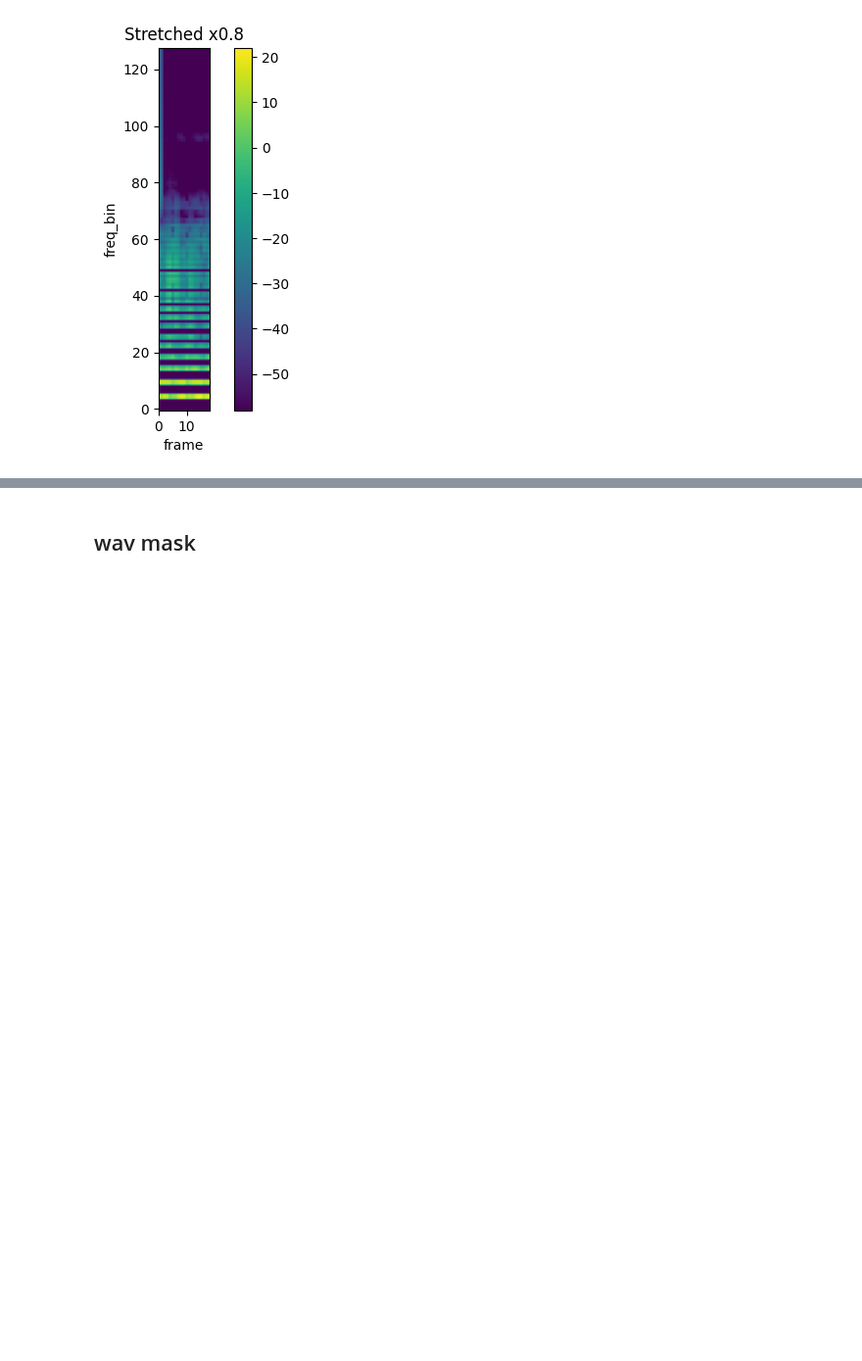
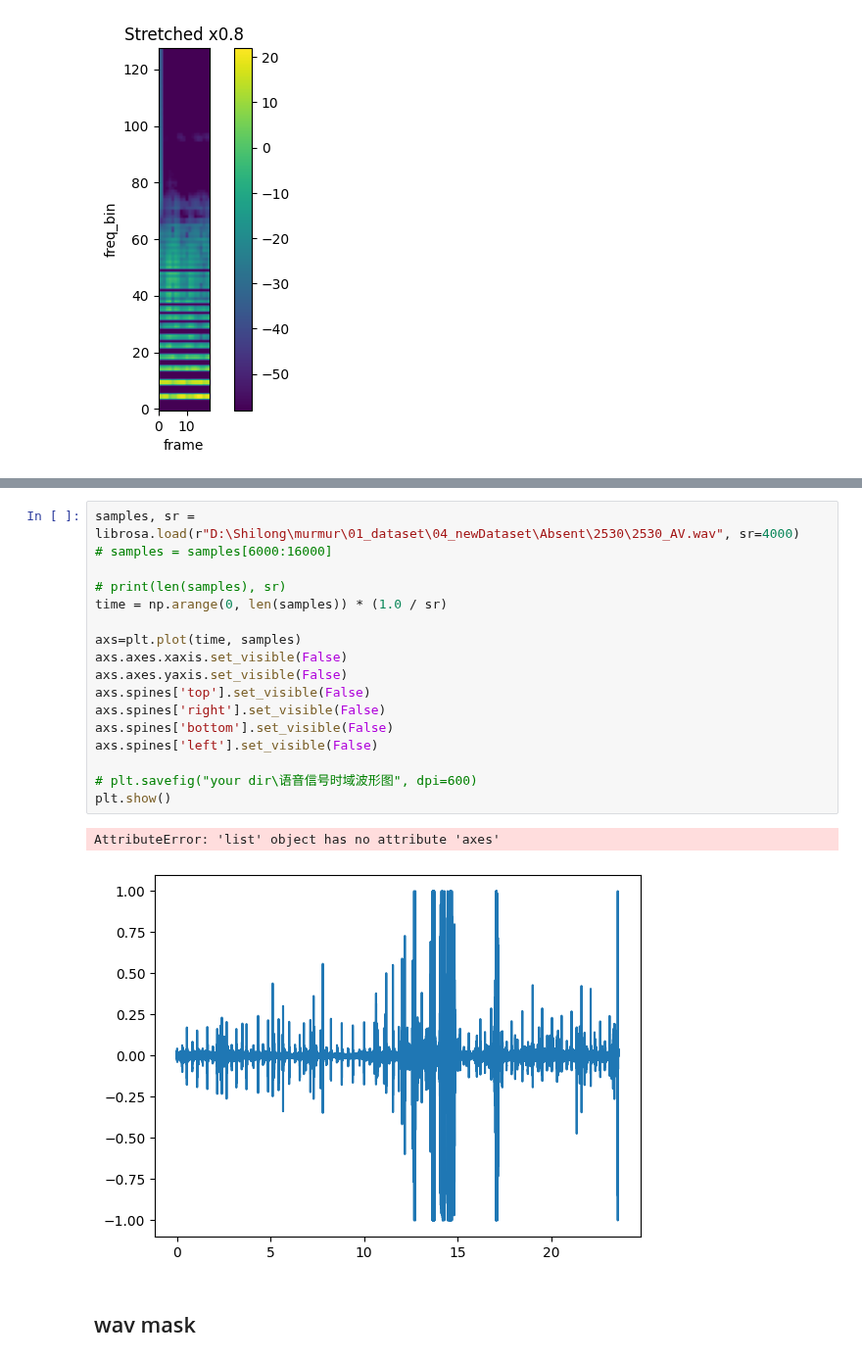
Before and after one commit to lsl198651/BEATs, a Jupyter notebook: BEATs_try.ipynb, the cells around one changed output, grey strips where cells are left out. Shown at 98% size. Drawn from its saved outputs; the diff is of its cells as text; blank space fills up the shorter version.

```diff
--- a/BEATs_try.ipynb
+++ b/BEATs_try.ipynb
@@ -719,3 +730,23 @@ plot_spectrogram(torch.abs(spec_[0]), title=f"Stretched x{rate}", aspect="equal"
+# %%
+samples, sr = librosa.load(r"D:\Shilong\murmur\01_dataset\04_newDataset\Absent\2530\2530_AV.wav", sr=4000)
+# samples = samples[6000:16000]
+
+# print(len(samples), sr)
+time = np.arange(0, len(samples)) * (1.0 / sr)
+
+axs=plt.plot(time, samples)
+axs.axes.xaxis.set_visible(False)
+axs.axes.yaxis.set_visible(False)
+axs.spines['top'].set_visible(False)
+axs.spines['right'].set_visible(False)
+axs.spines['bottom'].set_visible(False)
+axs.spines['left'].set_visible(False)
+
+# plt.savefig("your dir\语音信号时域波形图", dpi=600)
+plt.show()
+# %% [output]
+AttributeError: 'list' object has no attribute 'axes'
+[figure, added]
 # %% [markdown]
 ## wav mask
 # %%
```
Also changed, not shown: parts of 4 cells of this notebook, 1 other file.
